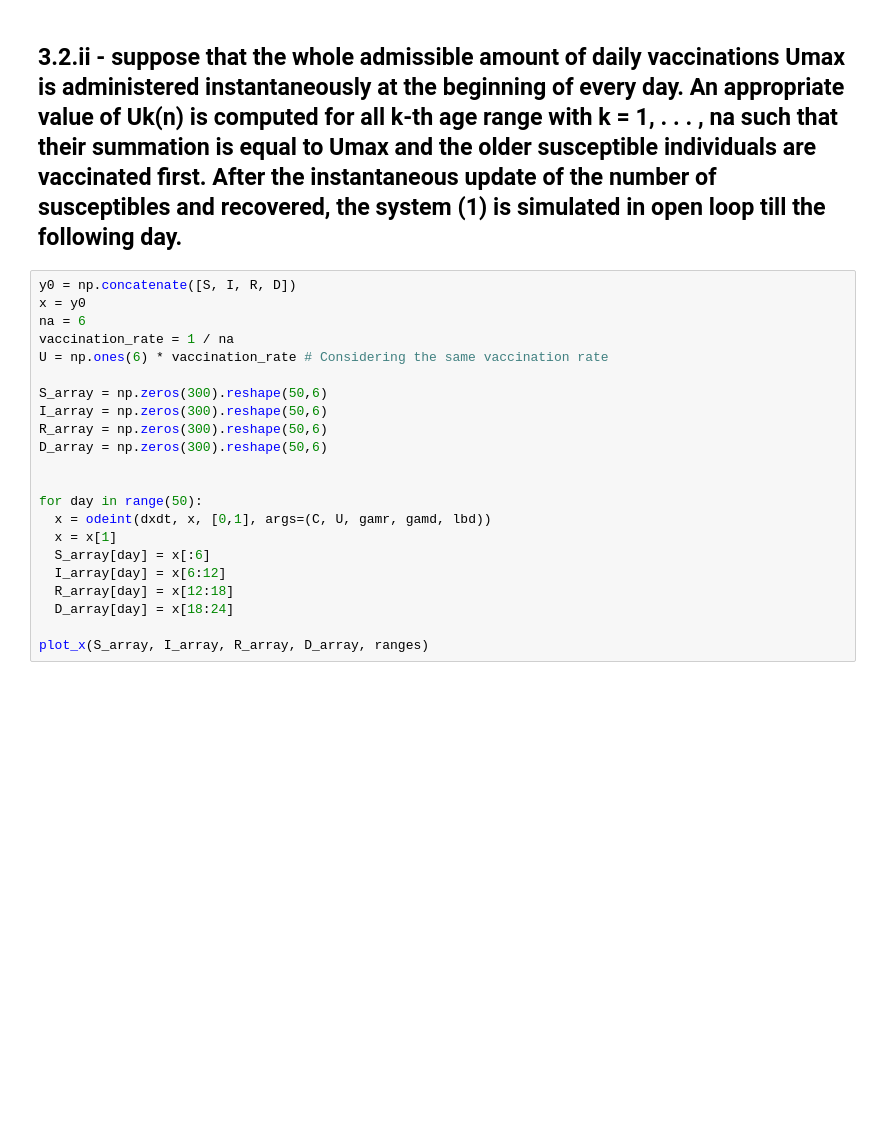
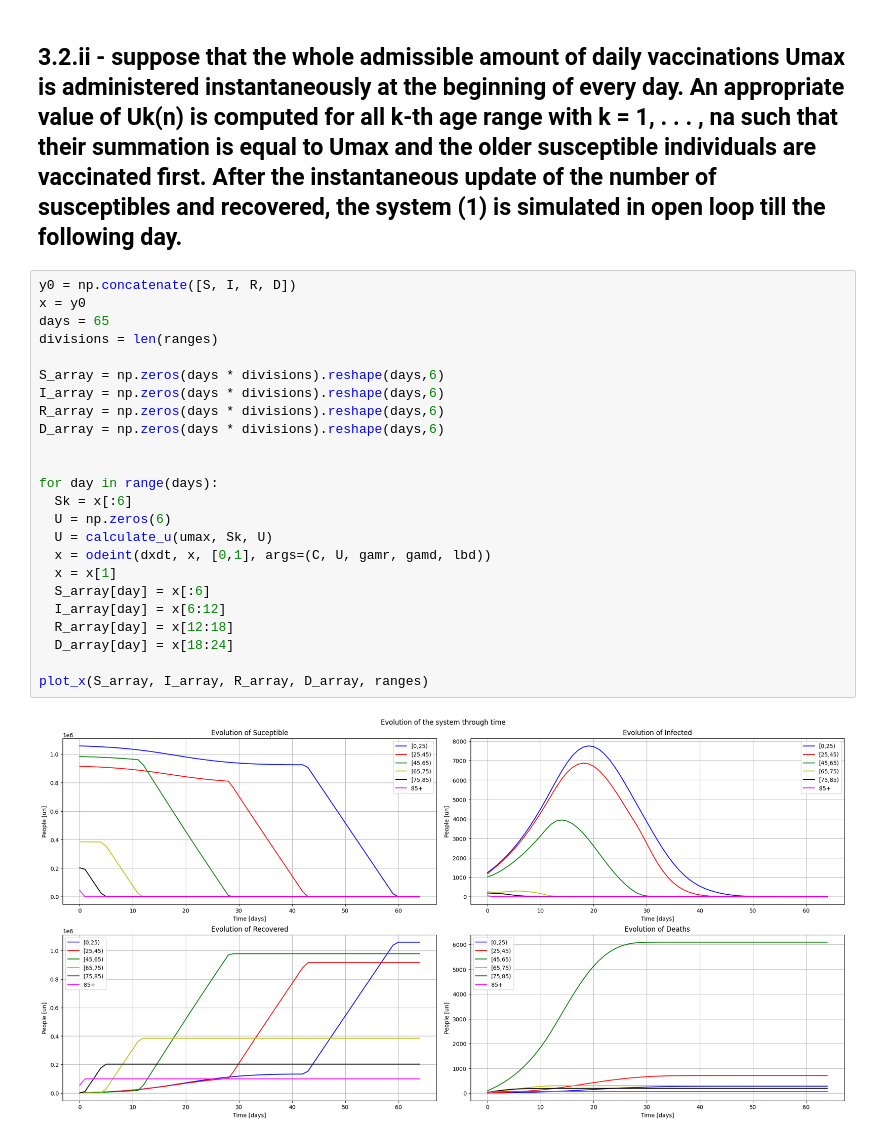
Before and after one commit to douglasmmachado/MPC, a Jupyter notebook: COVID-19.ipynb, the cells around one changed output. Saved outputs shown, nothing was run; the diff lists cells and outputs as text; blank space fills up the shorter version.

```diff
--- a/COVID-19.ipynb
+++ b/COVID-19.ipynb
@@ -209,22 +216,26 @@ plot_x(S_array, I_array, R_array, D_array, ranges)
 # %%
 y0 = np.concatenate([S, I, R, D])
 x = y0
-na = 6
-vaccination_rate = 1 / na
-U = np.ones(6) * vaccination_rate # Considering the same vaccination rate
+days = 65
+divisions = len(ranges)
 
-S_array = np.zeros(300).reshape(50,6)
-I_array = np.zeros(300).reshape(50,6)
-R_array = np.zeros(300).reshape(50,6)
-D_array = np.zeros(300).reshape(50,6)
+S_array = np.zeros(days * divisions).reshape(days,6)
+I_array = np.zeros(days * divisions).reshape(days,6)
+R_array = np.zeros(days * divisions).reshape(days,6)
+D_array = np.zeros(days * divisions).reshape(days,6)
 
 
-for day in range(50):
+for day in range(days):
+  Sk = x[:6]
+  U = np.zeros(6)
+  U = calculate_u(umax, Sk, U)
   x = odeint(dxdt, x, [0,1], args=(C, U, gamr, gamd, lbd))
   x = x[1]
   S_array[day] = x[:6]
   I_array[day] = x[6:12]
   R_array[day] = x[12:18]
   D_array[day] = x[18:24]
 
 plot_x(S_array, I_array, R_array, D_array, ranges)
+# %% [output]
+[figure, added]
```
Also changed, not shown: parts of 2 cells of this notebook.
